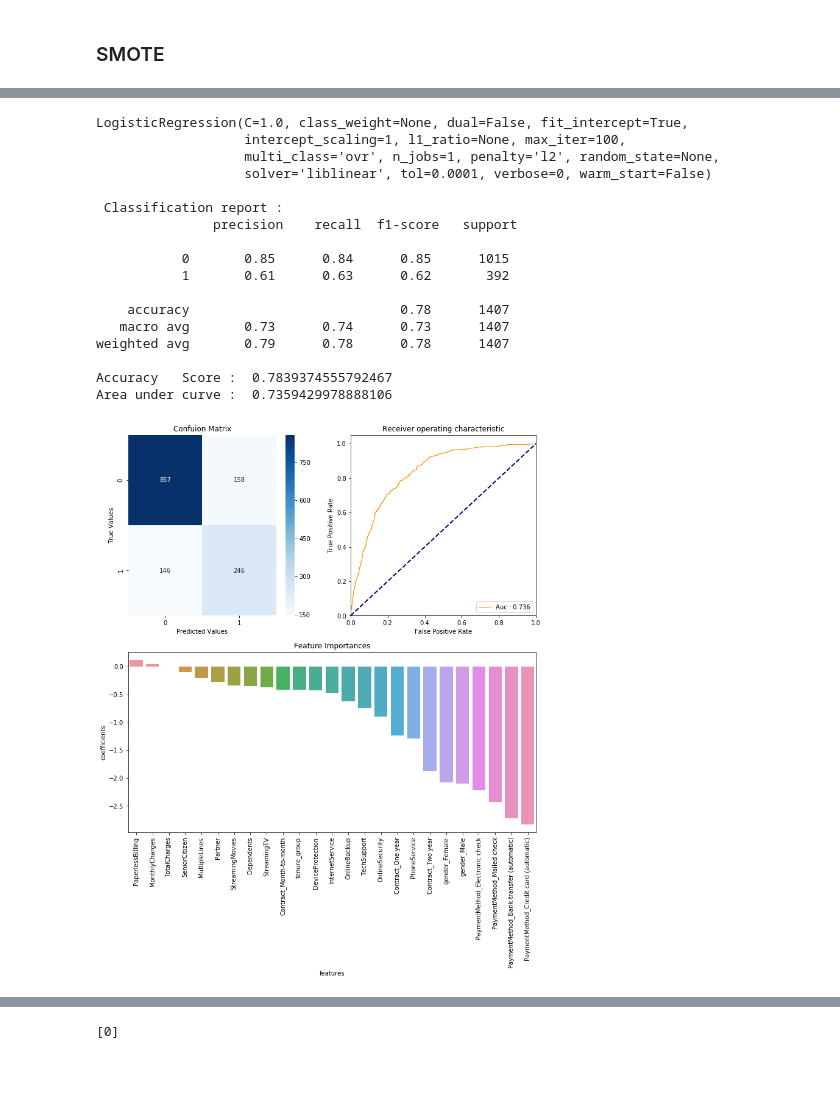
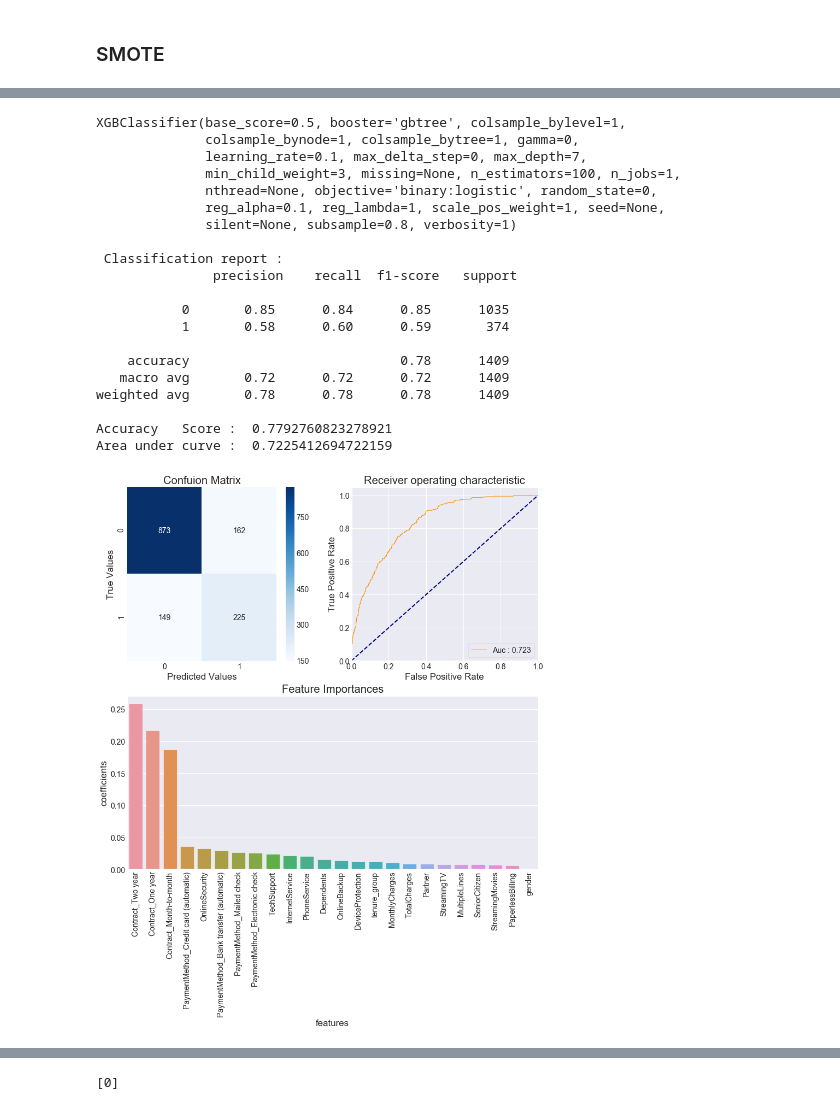
Before and after one commit to archd3sai/Customer-Survival-Analysis-and-Churn-Prediction, a Jupyter notebook: main.ipynb, the cells around one changed output, grey strips where cells are left out. Saved outputs shown, nothing was run; the diff lists cells and outputs as text; code cells hidden in the pictures; blank space fills up the shorter version.

```diff
--- a/main.ipynb
+++ b/main.ipynb
@@ -404,5 +315,5 @@ dtype: object
 # %%
-cols = ['Partner', 'Dependents', 'PhoneService', 'MultipleLines',
+cols = ['gender', 'Partner', 'Dependents', 'PhoneService', 'MultipleLines',
        'InternetService', 'OnlineSecurity', 'OnlineBackup', 'DeviceProtection',
        'TechSupport', 'StreamingTV', 'StreamingMovies',
        'PaperlessBilling']
@@ -516,5 +453,5 @@ df.drop(['tenure'],axis=1,inplace=True)
 # %%
-train,test = train_test_split(df,test_size=0.2,random_state=111)
+train,test = train_test_split(df,test_size=0.2,random_state=111, stratify = df['Churn'])
 # %%
 x = df.columns[df.columns!="Churn"]
 y = "Churn"
@@ -604,0 +569,14 @@ Area under curve :  0.7014074595355383
+# %%
+param_grid = {'min_child_weight':[1, 3, 5],
+          'max_depth': [3, 5, 7, 9],
+          'n_estimators':[100, 200, 300, 400, 500],
+          'subsample': [0.8, 0.9, 1],
+          'gamma':[0],
+          'reg_alpha':[0.1],
+          'reg_lambda':[1],
+          'scale_pos_weight':[2]
+         }
+
+xgb_model = xgb.XGBClassifier(objective="binary:logistic" )
+grid = GridSearchCV(estimator=xgb_model, param_grid=param_grid, n_jobs=2, cv=2, verbose=1)
+grid.fit(train_x, train_y)
@@ -613,0 +702,13 @@ x_train_r, y_train_r = sm.fit_sample(train_x, train_y)
+# %%
+param_grid = {'min_child_weight':[1, 3, 5],
+          'max_depth': [3, 5, 7, 9],
+          'n_estimators':[100, 200, 300, 400, 500],
+          'subsample': [0.8, 0.9, 1],
+          'gamma':[0],
+          'reg_alpha':[0.1],
+          'reg_lambda':[1]
+         }
+
+xgb_model = xgb.XGBClassifier(objective="binary:logistic" )
+grid = GridSearchCV(estimator=xgb_model, param_grid=param_grid, n_jobs=2, cv=2, verbose=1)
+grid.fit(x_train_r, y_train_r)
@@ -614,22 +750,25 @@ x_train_r, y_train_r = sm.fit_sample(train_x, train_y)
 # %%
-churn_prediction(logit,x_train_r, y_train_r, test_x, test_y,
-                         x,"coefficients")
+churn_prediction(grid.best_estimator_,x_train_r, y_train_r, test_x, test_y,
+                         x,"features")
 # %% [output]
-LogisticRegression(C=1.0, class_weight=None, dual=False, fit_intercept=True,
-                   intercept_scaling=1, l1_ratio=None, max_iter=100,
-                   multi_class='ovr', n_jobs=1, penalty='l2', random_state=None,
-                   solver='liblinear', tol=0.0001, verbose=0, warm_start=False)
+XGBClassifier(base_score=0.5, booster='gbtree', colsample_bylevel=1,
+              colsample_bynode=1, colsample_bytree=1, gamma=0,
+              learning_rate=0.1, max_delta_step=0, max_depth=7,
+              min_child_weight=3, missing=None, n_estimators=100, n_jobs=1,
+              nthread=None, objective='binary:logistic', random_state=0,
+              reg_alpha=0.1, reg_lambda=1, scale_pos_weight=1, seed=None,
+              silent=None, subsample=0.8, verbosity=1)
 
  Classification report :
                precision    recall  f1-score   support
 
-           0       0.85      0.84      0.85      1015
-           1       0.61      0.63      0.62       392
+           0       0.85      0.84      0.85      1035
+           1       0.58      0.60      0.59       374
 
-    accuracy                           0.78      1407
-   macro avg       0.73      0.74      0.73      1407
-weighted avg       0.79      0.78      0.78      1407
+    accuracy                           0.78      1409
+   macro avg       0.72      0.72      0.72      1409
+weighted avg       0.78      0.78      0.78      1409
 
-Accuracy   Score :  0.7839374555792467
-Area under curve :  0.7359429978888106
+Accuracy   Score :  0.7792760823278921
+Area under curve :  0.7225412694722159
-[figure, old version]
+[figure, new version]
```
Also changed, not shown: parts of 104 cells of this notebook, 1 other file.
